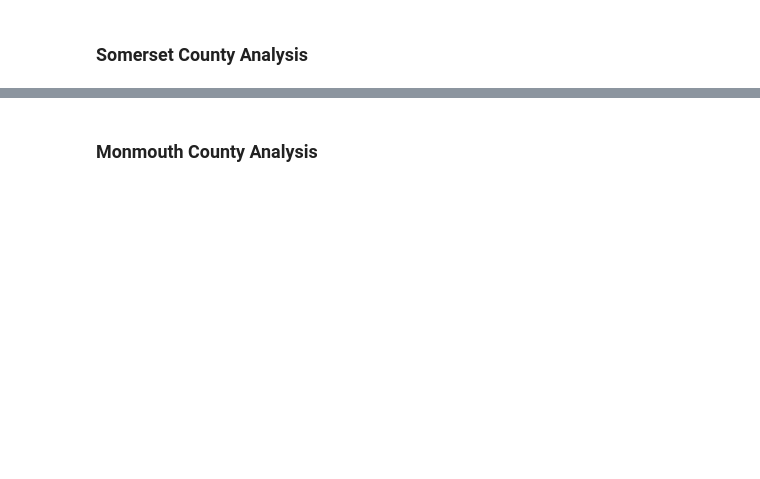
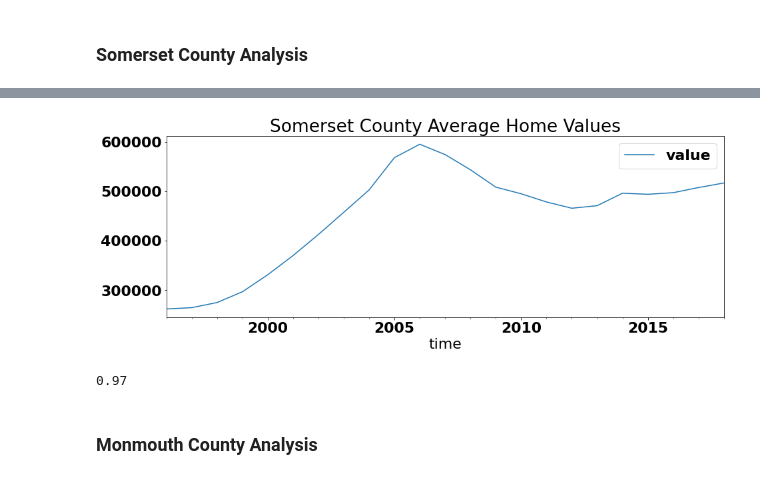
Before and after one commit to jmg0144/Zillow-Time-Series-Analysis, a Jupyter notebook: zillow-time-series-analysis.ipynb, the cells around one changed output, grey strips where cells are left out. Cells and saved outputs as stored; diff of their text form; code cells hidden in the pictures; blank space fills up the shorter version.

```diff
--- a/zillow-time-series-analysis.ipynb
+++ b/zillow-time-series-analysis.ipynb
@@ -346,5 +332,5 @@ ROI(153361, 333029)
 # %% [markdown]
 ### Somerset County Analysis
 # %%
-somerset_df = nj_df[(nj_df['CountyName'] == 'Somerset')]
+somerset_df = county_df('Somerset')
 somerset_df.head()
@@ -360,3 +345,11 @@ ROI(262228, 516805)
+# %%
+plot_values(somerset_df, 'Somerset County Average Home Values')
+# %% [output]
+[figure, added]
+# %%
+get_roi_lst(somerset_df)
+# %% [output]
+0.97
 # %% [markdown]
 ### Monmouth County Analysis
 # %%
```
Also changed, not shown: parts of 174 cells of this notebook.
